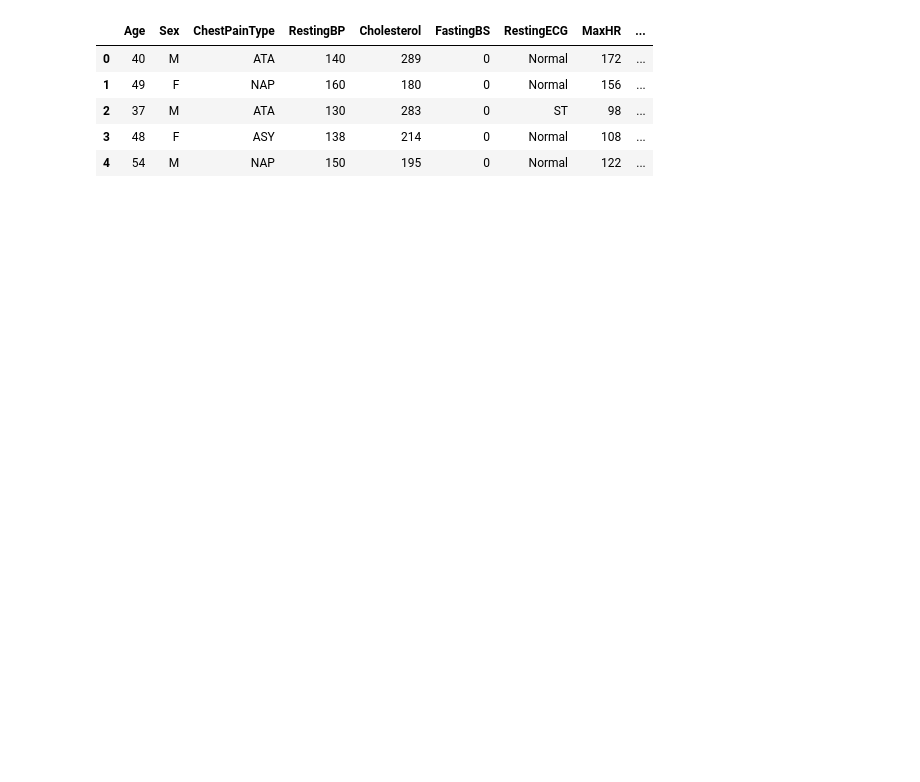
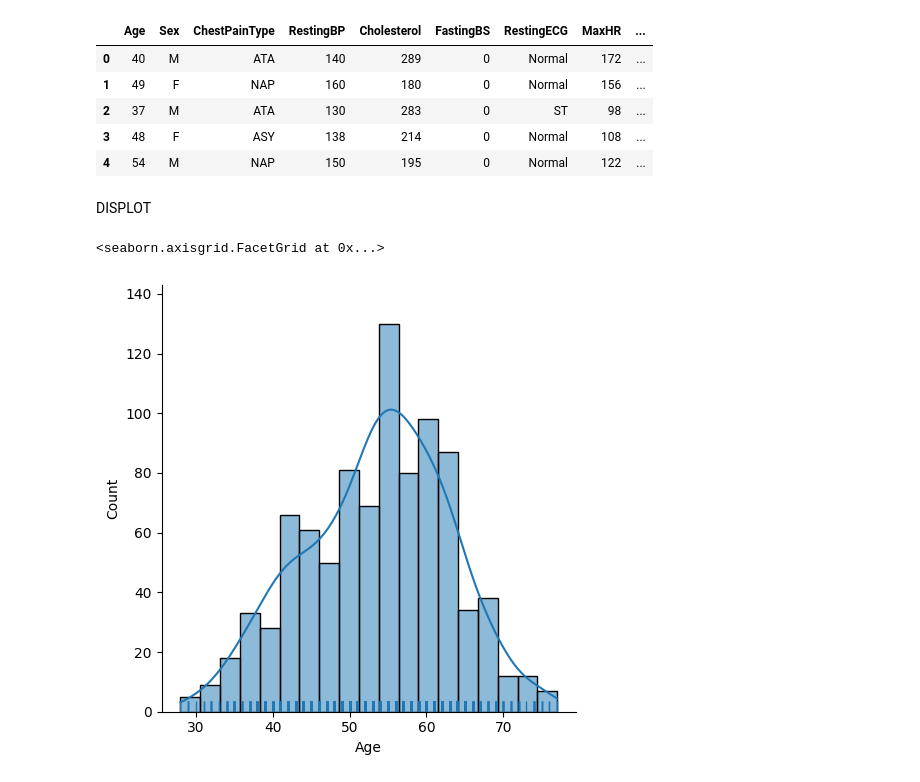
Before and after one commit to ImSowmya/Data-visualization-on-Heart-disease-dataset, a Jupyter notebook: HeartDisease-ExploratoryDataAnalysis.ipynb, the cells around one changed output. Cells and saved outputs as stored; diff of their text form; code cells hidden in the pictures; blank space fills up the shorter version.

Commit message:
Displot

```diff
--- a/HeartDisease-ExploratoryDataAnalysis.ipynb
+++ b/HeartDisease-ExploratoryDataAnalysis.ipynb
@@ -10,3 +13,10 @@ df.head()
 | 2 | 37 | M | ATA | 130 | 283 | 0 | ST | 98 | ... |
 | 3 | 48 | F | ASY | 138 | 214 | 0 | Normal | 108 | ... |
 | 4 | 54 | M | NAP | 150 | 195 | 0 | Normal | 122 | ... |
+# %% [markdown]
+DISPLOT
+# %%
+sns.displot(df["Age"],kind="hist",rug="True",kde="true")
+# %% [output]
+<seaborn.axisgrid.FacetGrid at 0x...>
+[figure, added]
```
Also changed, not shown: parts of 5 cells of this notebook.
